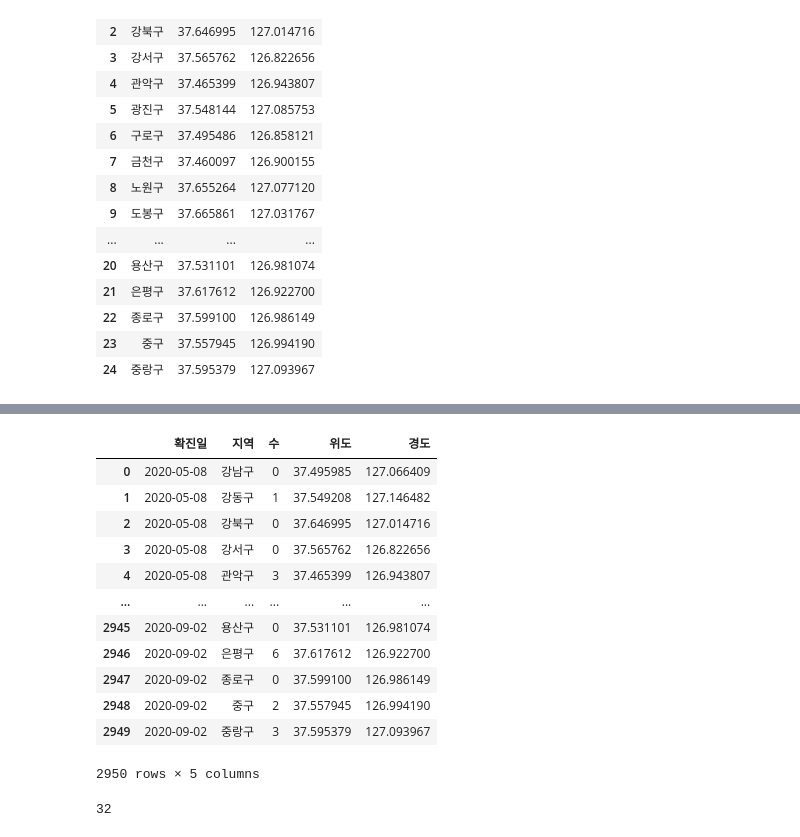
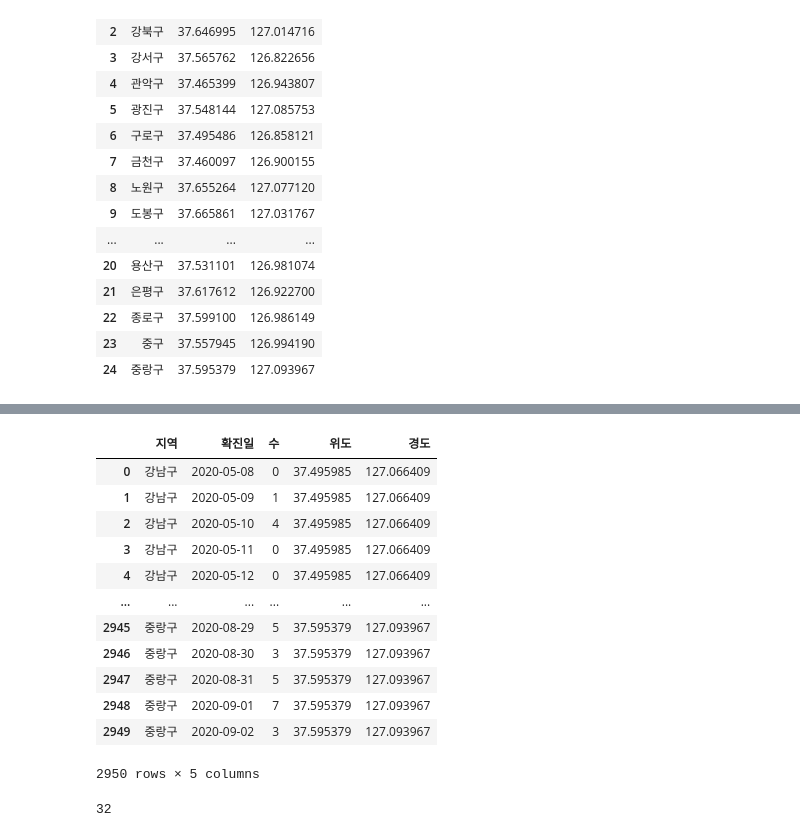
Before and after one commit to Lagom92/covid_visualize, a Jupyter notebook: note/2-2_5월부터7월까지_유동인구_확진자_추이.ipynb, the cells around one changed output, grey strips where cells are left out. Saved outputs shown, nothing was run; the diff lists cells and outputs as text; code cells hidden in the pictures.

```diff
--- a/note/2-2_5월부터7월까지_유동인구_확진자_추이.ipynb
+++ b/note/2-2_5월부터7월까지_유동인구_확진자_추이.ipynb
@@ -249,7 +273,7 @@ infected_tmp = infected567.copy()
 date = ['2020-0'+i[0]+'-'+i[1:] for i in infected_tmp.확진일]
 # print(date)
 infected_tmp.확진일 = date
-infected_tmp.확진일 = pd.to_datetime(infected_tmp.확진일, format='%Y-%m-%d', errors='raise')
 drop=[]
 for ns in not_seoul:
     infected_tmp.drop(infected_tmp[infected_tmp.지역 == ns].index, inplace=True)
+infected_tmp[:20]
@@ -256,7 +298,8 @@ for ns in not_seoul:
 # %%
 # 서울시의 모든 도시를반영하기 위해 날짜 별로 지역과 수1을 넣어줌 --> 나중에 전체에서 1빼줄거임
+# 모든 날을 반영해야 하므로
 for date in pd.date_range("2020-05-08", "2020-09-02"):
-#     tmp = (infected_tmp[infected_tmp.확진일 == date]).지역.unique().tolist()
+    date = str(date)[:10]
     for emp in seoul:
         dic = {'확진일': date, '지역': emp, '수':1}
         infected_tmp = infected_tmp.append(dic, ignore_index=True)
@@ -316,0 +323,4 @@ infected_geo
+# %%
+infected_pro = infected_tmp.groupby(['지역','확진일']).sum()-1
+infected_pro = infected_pro.reset_index()
+infected_pro
@@ -361,24 +390,22 @@ latlon
 | 2949 | 37.595379 | 127.093967 |
 2950 rows × 2 columns
-# %%
-# 지도에서 사용할 데이터
-infected = infected_geo.reset_index()
-infected[['위도','경도']] = latlon
-infected
-# %% [output]
-|  | 확진일 | 지역 | 수 | 위도 | 경도 |
-| 0 | 2020-05-08 | 강남구 | 0 | 37.495985 | 127.066409 |
-| 1 | 2020-05-08 | 강동구 | 1 | 37.549208 | 127.146482 |
-| 2 | 2020-05-08 | 강북구 | 0 | 37.646995 | 127.014716 |
-| 3 | 2020-05-08 | 강서구 | 0 | 37.565762 | 126.822656 |
-| 4 | 2020-05-08 | 관악구 | 3 | 37.465399 | 126.943807 |
-| ... | ... | ... | ... | ... | ... |
-| 2945 | 2020-09-02 | 용산구 | 0 | 37.531101 | 126.981074 |
-| 2946 | 2020-09-02 | 은평구 | 6 | 37.617612 | 126.922700 |
-| 2947 | 2020-09-02 | 종로구 | 0 | 37.599100 | 126.986149 |
-| 2948 | 2020-09-02 | 중구 | 2 | 37.557945 | 126.994190 |
-| 2949 | 2020-09-02 | 중랑구 | 3 | 37.595379 | 127.093967 |
-2950 rows × 5 columns
+# %%
+infected_pro[['위도','경도']] = latlon
+infected_pro
+# %% [output]
+|  | 지역 | 확진일 | 수 | 위도 | 경도 |
+| 0 | 강남구 | 2020-05-08 | 0 | 37.495985 | 127.066409 |
+| 1 | 강남구 | 2020-05-09 | 1 | 37.495985 | 127.066409 |
+| 2 | 강남구 | 2020-05-10 | 4 | 37.495985 | 127.066409 |
+| 3 | 강남구 | 2020-05-11 | 0 | 37.495985 | 127.066409 |
+| 4 | 강남구 | 2020-05-12 | 0 | 37.495985 | 127.066409 |
+| ... | ... | ... | ... | ... | ... |
+| 2945 | 중랑구 | 2020-08-29 | 5 | 37.595379 | 127.093967 |
+| 2946 | 중랑구 | 2020-08-30 | 3 | 37.595379 | 127.093967 |
+| 2947 | 중랑구 | 2020-08-31 | 5 | 37.595379 | 127.093967 |
+| 2948 | 중랑구 | 2020-09-01 | 7 | 37.595379 | 127.093967 |
+| 2949 | 중랑구 | 2020-09-02 | 3 | 37.595379 | 127.093967 |
+2950 rows × 5 columns
 # %%
 # 기간 내 한 지역에서 최대 확진자
 max_range_mean = np.mean(list(map(max, infected_Seoul.values)))
```
Also changed, not shown: parts of 17 cells of this notebook.
